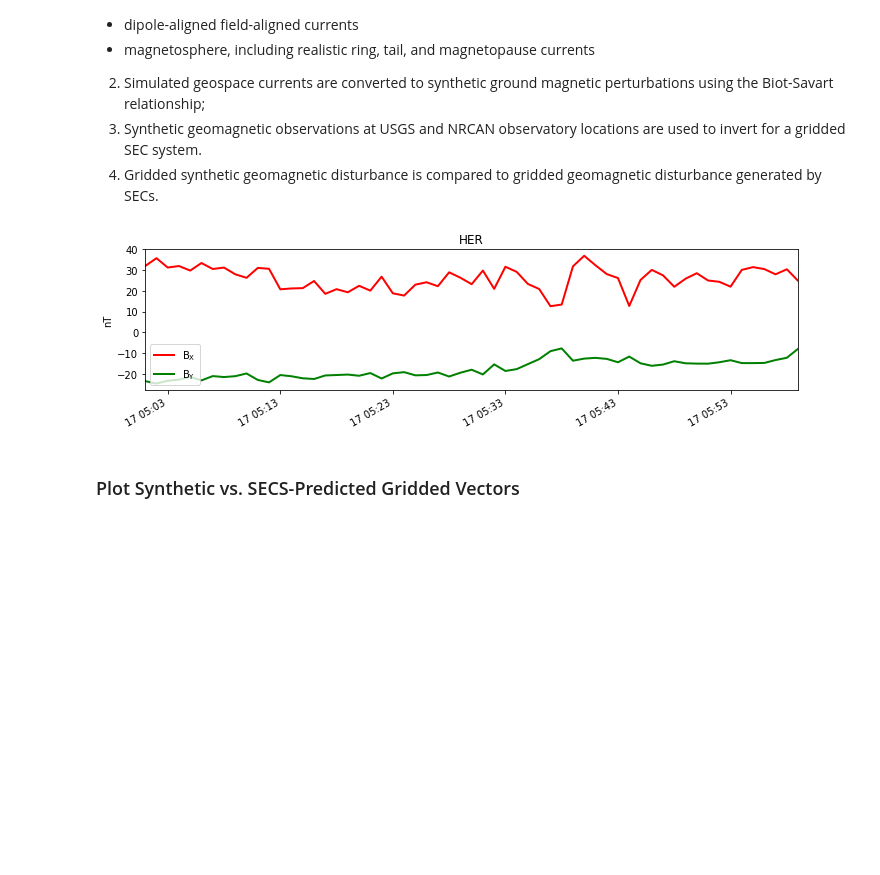
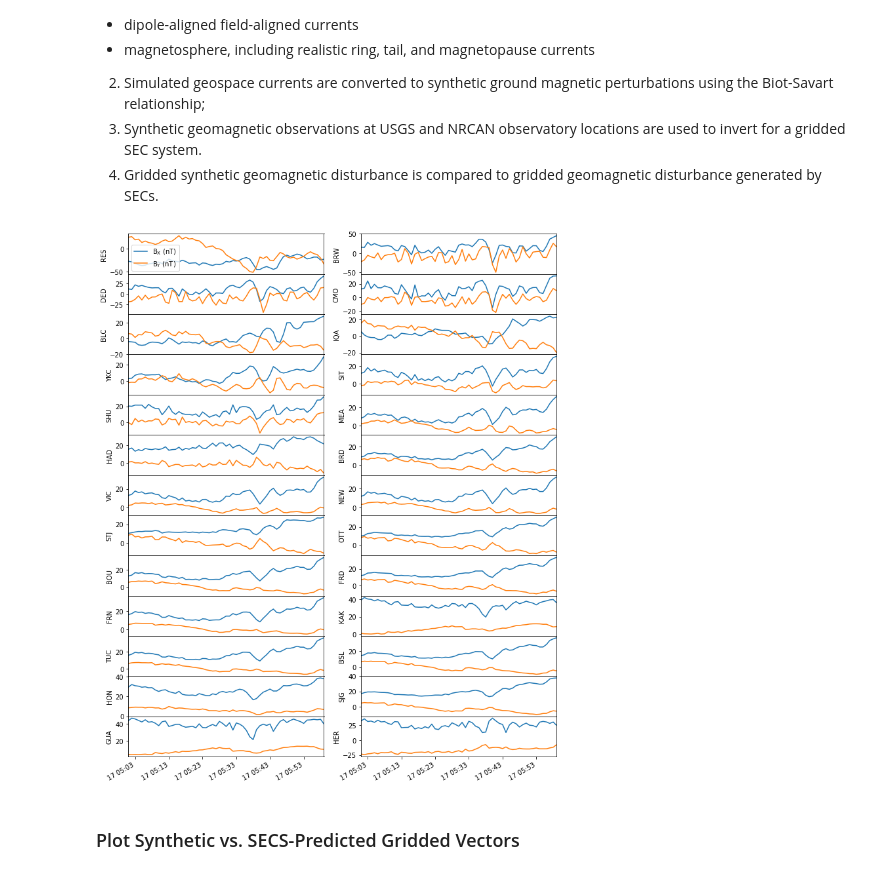
Before and after one commit to usgs/geomag-imp, a Jupyter notebook: docs/SECS_Verify_Demo.ipynb, the cells around one changed output. Cells and saved outputs as stored; diff of their text form; code cells hidden in the pictures; blank space fills up the shorter version.

```diff
--- a/docs/SECS_Verify_Demo.ipynb
+++ b/docs/SECS_Verify_Demo.ipynb
@@ -247,7 +248,7 @@ And finally, place counter SECs at 100km above and 100km below the same point on
 lats = np.array([90, 90])
 lons = np.array([0, 0])
 rads = np.array([6378000. + 100000., 6378000 - 100000])
-secs_llr = np.array(zip(lats, lons, rads))
+secs_llr = np.array(list(zip(lats, lons, rads)))
 secs = geomag_imp.secs(secs_llr)
 # %%
 # predict B-field at Earth's surface (NOT like Figure 2 in A&V-1999)
@@ -255,7 +256,7 @@ secsR = geomag_imp.secsRegressor(secs, 0.1)
 lats = np.linspace(90,0,901)
 lons = np.zeros(lats.shape)
 rads = np.zeros(lats.shape) + 6378000
-pred_llr = np.array(zip(lats, lons, rads))
+pred_llr = np.array(list(zip(lats, lons, rads)))
 amps = np.array([1e4, -1e4])
 pred = secsR.predict(pred_llr, amps)
 # %%
@@ -338,7 +339,8 @@ for i in range(len(pred)):
     if not i%100:
         # only process for polar angle increments of 10 degrees
         secsR_singles.fit([pred_llr[i]], [pred[i]], [np.ones(pred[i].shape) * 1e-9])
-        print r"%2d: [%9.1f %9.1f]  [%9.1f %9.1f] [%9.2e %9.2e]"%(
+        print(
+            r"%2d: [%9.1f %9.1f]  [%9.1f %9.1f] [%9.2e %9.2e]"%(
             pred_llr[i][0],
             secsR_singles.secs_.amps[0],
             secsR_singles.secs_.amps[1],
@@ -346,16 +348,18 @@ for i in range(len(pred)):
             np.sqrt(secsR_singles.secs_.amps_var[1]),
             secsR_singles.S_[0],
             secsR_singles.S_[1]
+            )
         )
 
-print
+print()
 
 secsR_singles = geomag_imp.secsRegressor(secs, 0.1)
 for i in range(len(pred)):
     if not i%100:
         # only process for polar angle increments of 10 degrees
         secsR_singles.fit([pred_llr[i]], [pred[i]], [np.ones(pred[i].shape) * 1e-9])
-        print r"%2d: [%9.1f %9.1f]  [%9.1f %9.1f] [%9.2e %9.2e]"%(
+        print(
+            r"%2d: [%9.1f %9.1f]  [%9.1f %9.1f] [%9.2e %9.2e]"%(
             pred_llr[i][0],
             secsR_singles.secs_.amps[0],
             secsR_singles.secs_.amps[1],
@@ -363,6 +367,7 @@ for i in range(len(pred)):
             np.sqrt(secsR_singles.secs_.amps_var[1]),
             secsR_singles.S_[0],
             secsR_singles.S_[1]
+            )
         )
 # %% [output]
 90: [      nan       nan]  [      inf       inf] [ 1.39e-03  0.00e+00]
@@ -414,37 +419,23 @@ with xr.open_dataset(obs_filename) as dset:
 # %%
 # Plot synthetic observatory time series
 
-# configure output map file
-plot_dir = 'data/Plots/'
-plot_ext = '.png'
-plot_dpi = 150
+fig, axes = plt.subplots(13, 2, sharex=True, figsize=(10,12))
+for i,ax in enumerate(axes.ravel()):
+    ax.plot(obs_datetimes, -1e9 * obs_Btheta_Bphi_Br[:, i, 0])
+    ax.plot(obs_datetimes,  1e9 * obs_Btheta_Bphi_Br[:, i, 1])
+#     ax.plot(obs_datetimes, -1e9 * obs_Btheta_Bphi_Br[:, i, 2])
+    if i is 0:
+        ax.legend(['$\mathsf{B_X}$ (nT)','$\mathsf{B_Y}$ (nT)'],
+                   loc='lower left',
+                   prop={'size':10})
+    ax.set_ylabel(obs_ids[i].decode('UTF-8'))
+    ax.set_xlim(obs_datetimes[1], obs_datetimes[-1])
 
-plt.figure(figsize=(10,3))
-for i in range(len(obs_ids)):
-
-    plt.clf()
-
-    plt.plot(obs_datetimes, -1e9 * obs_Btheta_Bphi_Br[:, i, 0], linewidth=2)
-    plt.plot(obs_datetimes,  1e9 * obs_Btheta_Bphi_Br[:, i, 1], linewidth=2)
-#     plt.plot(obs_datetimes, -1e9 * obs_Btheta_Bphi_Br[:, i, 2], linewidth=2)
-    plt.legend(['$\mathsf{B_X}$','$\mathsf{B_Y}$','$\mathsf{B_Z}$'], loc='lower left', prop={'size':10})
-    plt.ylabel('nT')
-    plt.title(obs_ids[i])
-    plt.gca().set_xlim(obs_datetimes[1], obs_datetimes[-1])
-    plt.gcf().autofmt_xdate()
-    plt.tight_layout()
-
-    # write to file
-    baseName = 'LFM_RCM'
-    plotFilename = plot_dir+baseName+"_"+obs_ids[i]+plot_ext
-    try:
-        plt.savefig(plotFilename, dpi=plot_dpi)
-    except IOError:
-        # if plot_dir didn't exist, create and try again
-        os.mkdir(plot_dir)
-        plt.savefig(plotFilename, dpi=plot_dpi)
+fig.autofmt_xdate()
+fig.tight_layout()
+fig.subplots_adjust(hspace=0)
 # %% [output]
-[figure, old version]
+[figure, new version]
 # %%
 # open NetCDF file and copy DataSet contents to NumPy arrays
 grid_filename = './data/StPatty_dBgrid_dBTot_1h.nc'
```
Also changed, not shown: parts of 21 cells of this notebook.
